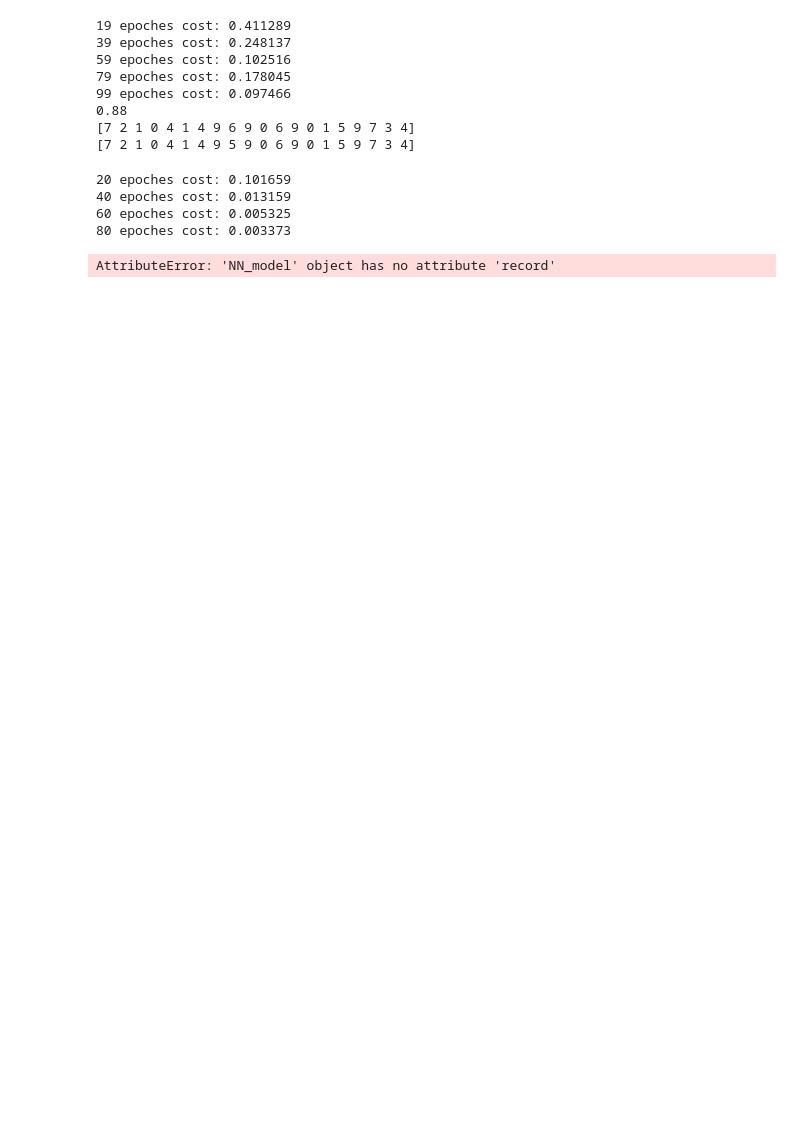
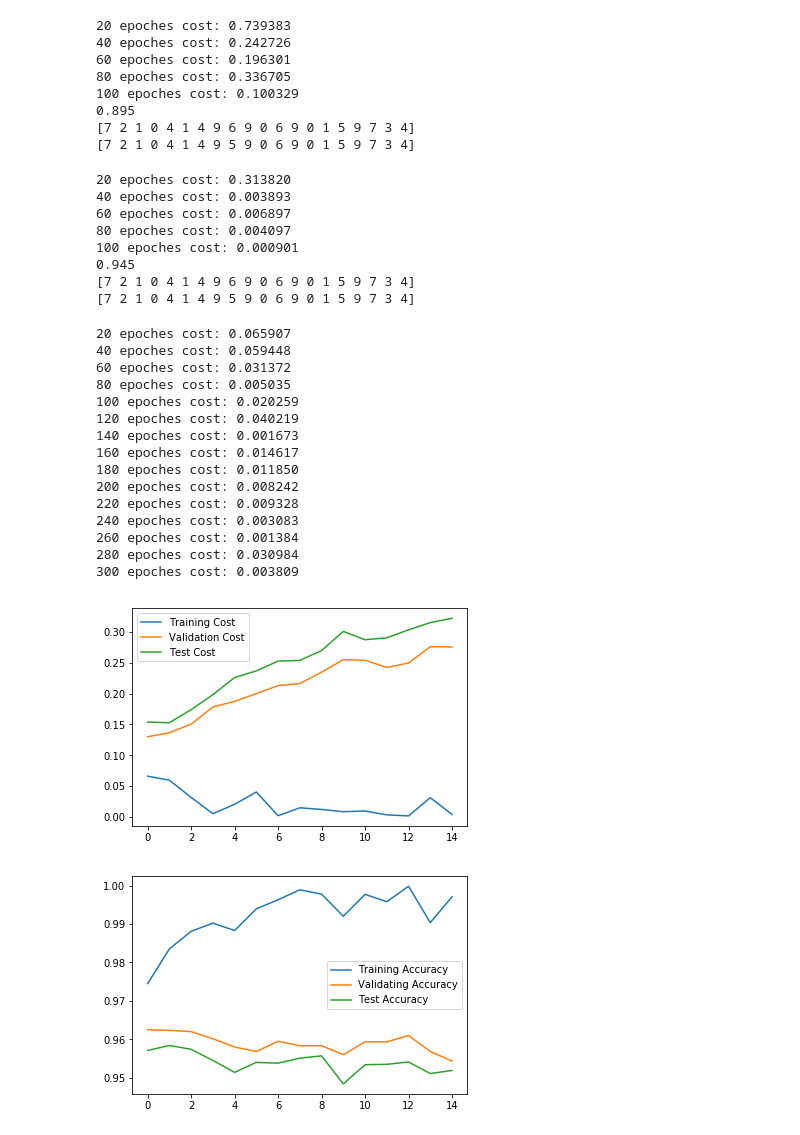
Before and after one commit to Fnjn/UCSD-CSE-253, a Jupyter notebook: hw2/hw2.ipynb, the cells around one changed output. Drawn from its saved outputs; the diff is of its cells as text; code cells hidden in the pictures; blank space fills up the shorter version.

```diff
--- a/hw2/hw2.ipynb
+++ b/hw2/hw2.ipynb
@@ -8,10 +8,10 @@ import matplotlib.pyplot as plt
 from utility import load_mnist_images, load_mnist_labels, one_hot_encoding, split_holdout, plot_cost_acc
 from backpro import NN_model
 # %%
-train_images = load_mnist_images('train-images.idx3-ubyte',2000)
-train_labels = load_mnist_labels('train-labels.idx1-ubyte',2000)
-test_images = load_mnist_images('t10k-images.idx3-ubyte',200)
-test_labels = load_mnist_labels('t10k-labels.idx1-ubyte',200)
+train_images = load_mnist_images('train-images.idx3-ubyte')
+train_labels = load_mnist_labels('train-labels.idx1-ubyte')
+test_images = load_mnist_images('t10k-images.idx3-ubyte')
+test_labels = load_mnist_labels('t10k-labels.idx1-ubyte')
 
 #test_images = test_images[-2000:]
 #test_labels = test_labels[-2000:]
@@ -38,7 +38,7 @@ test_X = test_images
 train_Y = one_hot_encoding(train_labels, 10)
 test_Y = one_hot_encoding(test_labels, 10)
 
-holdout_ratio = 0.1;
+holdout_ratio = 0.16;
 train_X, train_Y, holdout_X, holdout_Y = split_holdout(train_images, train_Y, holdout_ratio)
 # %%
 layers = [784, 64, 10]
@@ -96,12 +115,12 @@ print(model.accuracy)
 print(model.Y_p[:20])
 print(np.argmax(test_Y, axis=0)[:20])
 # %% [output]
-19 epoches cost: 0.411289
-39 epoches cost: 0.248137
-59 epoches cost: 0.102516
-79 epoches cost: 0.178045
-99 epoches cost: 0.097466
-0.88
+20 epoches cost: 0.739383
+40 epoches cost: 0.242726
+60 epoches cost: 0.196301
+80 epoches cost: 0.336705
+100 epoches cost: 0.100329
+0.895
 [7 2 1 0 4 1 4 9 6 9 0 6 9 0 1 5 9 7 3 4]
 [7 2 1 0 4 1 4 9 5 9 0 6 9 0 1 5 9 7 3 4]
 # %%
@@ -115,16 +134,36 @@ print(model.accuracy)
 print(model.Y_p[:20])
 print(np.argmax(test_Y, axis=0)[:20])
 # %% [output]
-20 epoches cost: 0.101659
-40 epoches cost: 0.013159
-60 epoches cost: 0.005325
-80 epoches cost: 0.003373
+20 epoches cost: 0.313820
+40 epoches cost: 0.003893
+60 epoches cost: 0.006897
+80 epoches cost: 0.004097
+100 epoches cost: 0.000901
+0.945
+[7 2 1 0 4 1 4 9 6 9 0 6 9 0 1 5 9 7 3 4]
+[7 2 1 0 4 1 4 9 5 9 0 6 9 0 1 5 9 7 3 4]
 # %%
 # holdout set + test set
 
 layers = [784, 32, 32, 10]
-model = NN_model(layers, 100, record=True)
+model = NN_model(layers, 300, record=True)
 train, val, test = model.fit(train_X, train_Y, holdout_X, holdout_Y, test_X, test_Y)
 plot_cost_acc(train, val, test)
 # %% [output]
-AttributeError: 'NN_model' object has no attribute 'record'
+20 epoches cost: 0.065907
+40 epoches cost: 0.059448
+60 epoches cost: 0.031372
+80 epoches cost: 0.005035
+100 epoches cost: 0.020259
+120 epoches cost: 0.040219
+140 epoches cost: 0.001673
+160 epoches cost: 0.014617
+180 epoches cost: 0.011850
+200 epoches cost: 0.008242
+220 epoches cost: 0.009328
+240 epoches cost: 0.003083
+260 epoches cost: 0.001384
+280 epoches cost: 0.030984
+300 epoches cost: 0.003809
+[figure, added]
+[figure, added]
```
Also changed, not shown: parts of 7 cells of this notebook, 1 other file.
